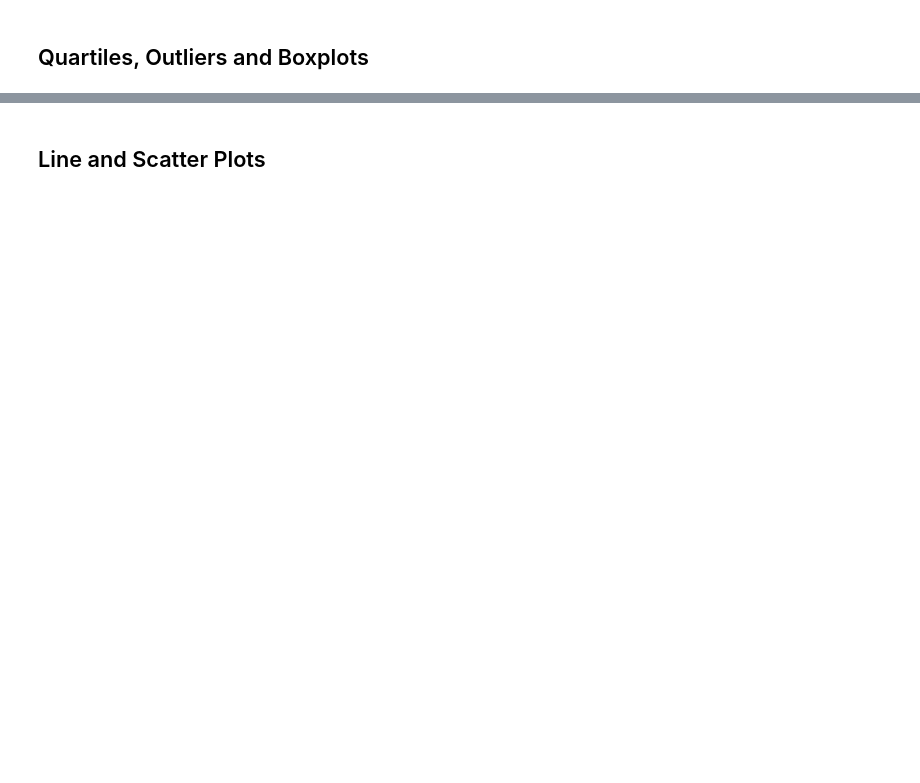
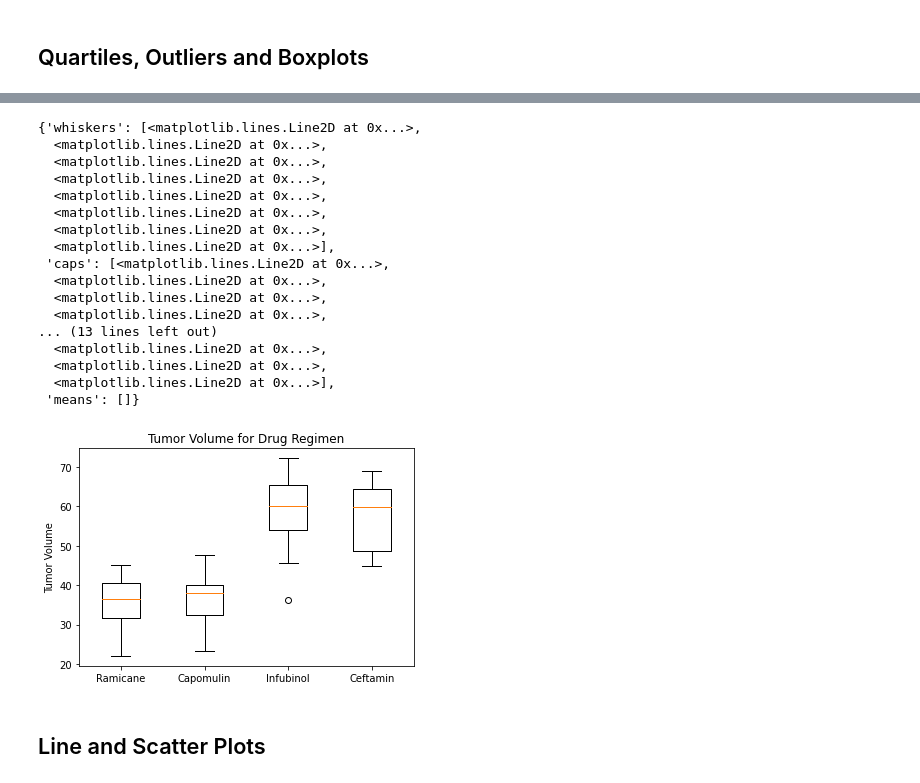
Before and after one commit to johnwanng/Matplotlib, a Jupyter notebook: pymaceuticals_starter.ipynb, the cells around one changed output, grey strips where cells are left out. Cells and saved outputs as stored; diff of their text form; code cells hidden in the pictures; blank space fills up the shorter version.

```diff
--- a/pymaceuticals_starter.ipynb
+++ b/pymaceuticals_starter.ipynb
@@ -191,9 +279,27 @@ Values above 51.83201549 could be outliers.
 # %%
 # Generate a box plot of the final tumor volume of each mouse across four regimens of interest
 fig1, ax1 = plt.subplots()
-#ax1.set_title('Reaction Times at Baseball Batting Cage')
-#ax1.set_ylabel('Reaction Time (ms)')
-ax1.boxplot(tumorVolData)
-plt.show()
+ax1.set_title('Tumor Volume for Drug Regimen')
+ax1.set_ylabel('Tumor Volume')
+plt.boxplot (tumorVolDataList, labels=treatmentList)
+# %% [output]
+{'whiskers': [<matplotlib.lines.Line2D at 0x...>,
+  <matplotlib.lines.Line2D at 0x...>,
+  <matplotlib.lines.Line2D at 0x...>,
+  <matplotlib.lines.Line2D at 0x...>,
+  <matplotlib.lines.Line2D at 0x...>,
+  <matplotlib.lines.Line2D at 0x...>,
+  <matplotlib.lines.Line2D at 0x...>,
+  <matplotlib.lines.Line2D at 0x...>],
+ 'caps': [<matplotlib.lines.Line2D at 0x...>,
+  <matplotlib.lines.Line2D at 0x...>,
+  <matplotlib.lines.Line2D at 0x...>,
+  <matplotlib.lines.Line2D at 0x...>,
+... (13 lines left out)
+  <matplotlib.lines.Line2D at 0x...>,
+  <matplotlib.lines.Line2D at 0x...>,
+  <matplotlib.lines.Line2D at 0x...>],
+ 'means': []}
+[figure, added]
 # %% [markdown]
 ## Line and Scatter Plots
```
Also changed, not shown: parts of 21 cells of this notebook, 2 other files.
